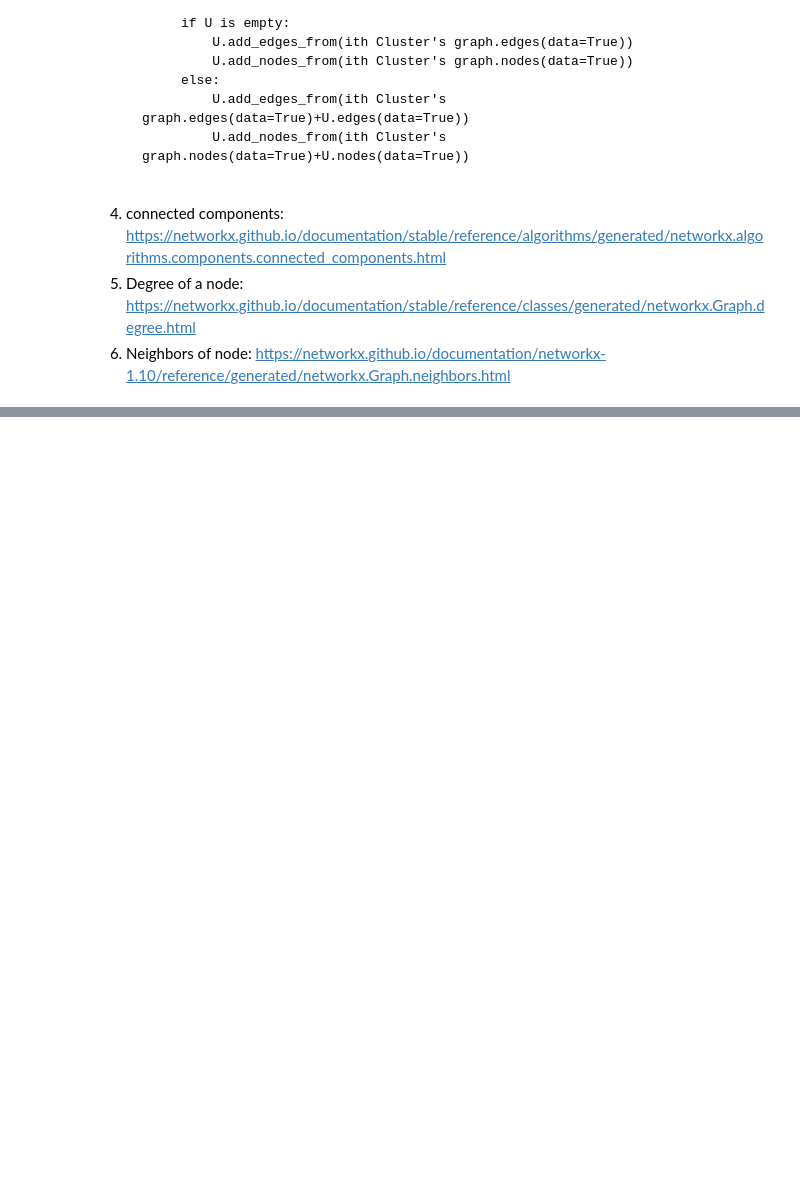
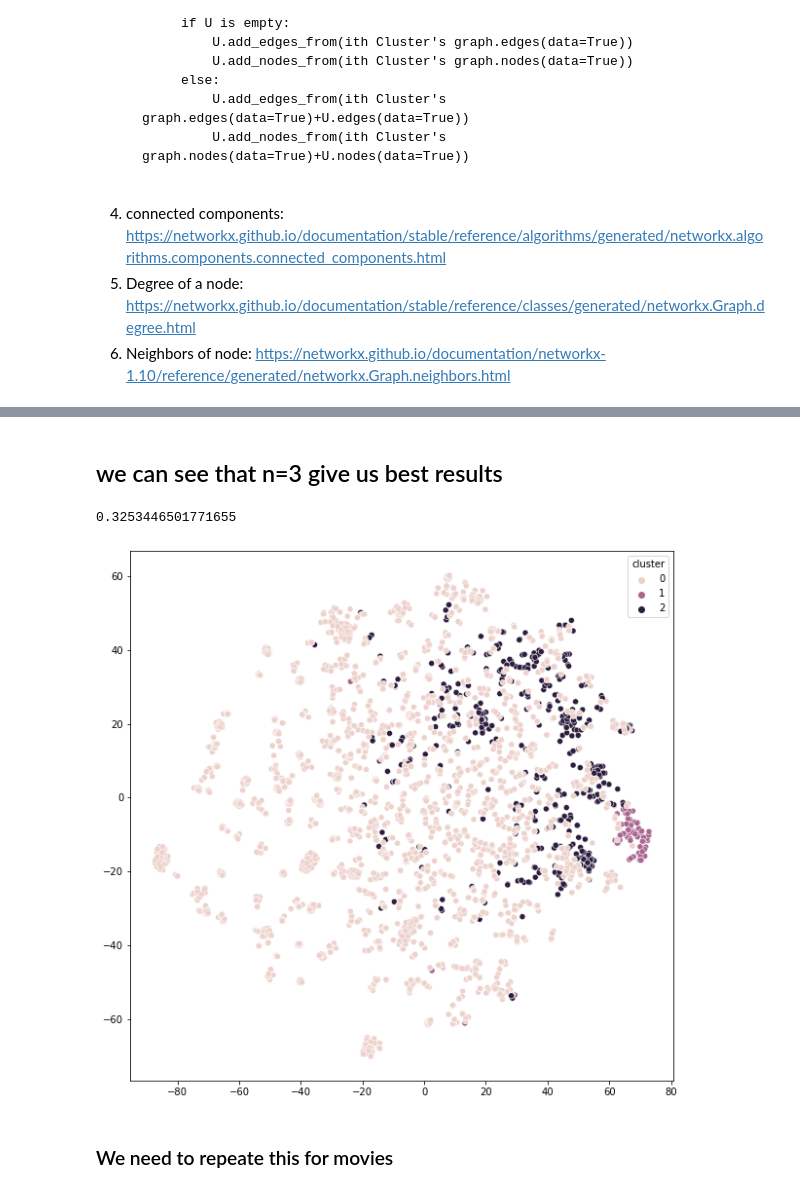
Before and after one commit to Sahil-Chavan/ML_Playground, a Jupyter notebook: Final Files/Clustering_Assignment/Clustering_Assignment_Instructions.ipynb, the cells around one changed output, grey strips where cells are left out. Saved outputs shown, nothing was run; the diff lists cells and outputs as text; code cells hidden in the pictures; blank space fills up the shorter version.

```diff
--- a/Final Files/Clustering_Assignment/Clustering_Assignment_Instructions.ipynb
+++ b/Final Files/Clustering_Assignment/Clustering_Assignment_Instructions.ipynb
@@ -89,0 +256,4 @@ NameError: name 'pd' is not defined
+# %%
+df = pd.DataFrame(model.wv.vectors,index=model.wv.index2word)
+df['labels'] = labels
+df.head()
@@ -89,0 +288,21 @@ NameError: name 'pd' is not defined
+# %%
+X = df[df.labels=='actor'].drop(['labels'],axis=1)
+for n in [ 2, 3, 4, 5, 10, 30, 50, 100, 200, 500]:
+    kmeans = KMeans(n_clusters=n, random_state=0).fit(X)
+    print('Cost = {:.3f} for number of clusters = {}'.format(cost(kmeans,g,X),n))
+# %% [markdown]
+## we can see that n=3 give us best results
+# %%
+kmeans = KMeans(n_clusters=3, random_state=445).fit(X)
+cost(kmeans,g,X)
+# %% [output]
+0.3253446501771655
+# %%
+# nX = TSNE(n_components=2).fit_transform(X.drop(['cluster'],axis=1))
+fig = plt.figure(figsize=(10,10))
+_ = sns.scatterplot(nX[:,0],nX[:,1],hue=X['cluster'],alpha=1)
+# plt.close()
+# %% [output]
+[figure, added]
+# %% [markdown]
+### We need to repeate this for movies
```
Also changed, not shown: parts of 32 cells of this notebook, 3 other files.
